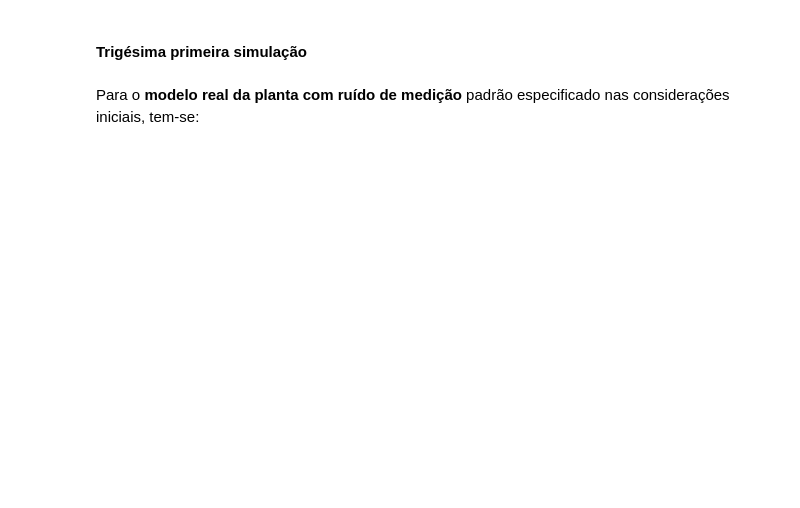
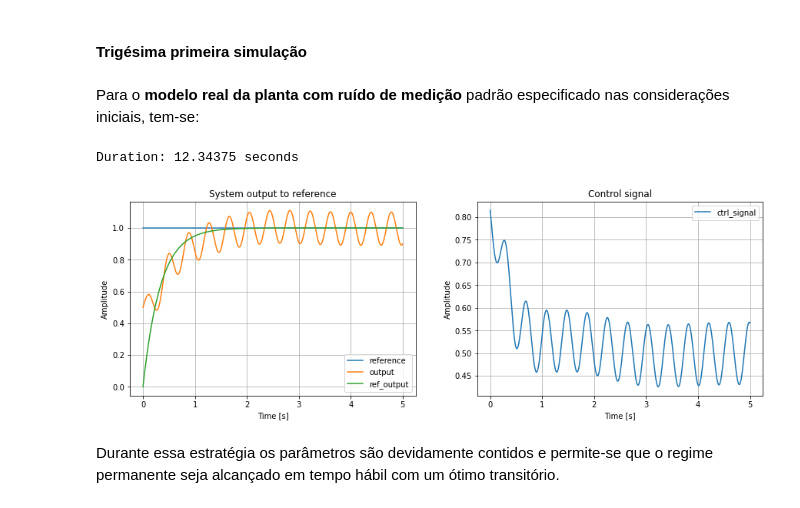
Before and after one commit to Lwao/simulations-in-robust-adaptive-control, a Jupyter notebook: Simulações em Controle Adaptativo Robusto.ipynb, the cells around one changed output. Saved outputs shown, nothing was run; the diff lists cells and outputs as text; code cells hidden in the pictures; blank space fills up the shorter version.

```diff
--- a/Simulações em Controle Adaptativo Robusto.ipynb
+++ b/Simulações em Controle Adaptativo Robusto.ipynb
@@ -1757,20 +1775,25 @@ Para o **modelo real da planta com ruído de medição** padrão especificado na
 # %%
 # Trigésima primeira simulação
 
 start = time.process_time()
 
 tend = 5 # seconds
 const = Source(name='Source', h=h, amplitude=lambda t:1)
 noise = Source(name='NoiseSource', h=h, amplitude=lambda t:0.1*np.sin(16.1*t))
 unkDyn.reset(initial_conditions=[0,0])
 nomPlant.reset(initial_conditions=[0.5])
 refPlant.reset(initial_conditions=[0])
 ctrl.reset(ports_gains = [-0.65, 1.14])
 estimator = EstimatorMRAC(name='Estimator',
                           actual_controller_gains = ctrl.get_parameters(),
                           adaptation_law ='projection',
-                          limiter = 1.5,
+                          limiter = 2,
                           adaptive_gains = [1,1])
 
 sim_real_noisy(h, tend, const, noise, nomPlant, refPlant, unkDyn, ctrl, estimator)
 print('Duration: ' + str(time.process_time()-start) + ' seconds')
+# %% [output]
+Duration: 12.34375 seconds
+[figure, added]
+# %% [markdown]
+Durante essa estratégia os parâmetros são devidamente contidos e permite-se que o regime permanente seja alcançado em tempo hábil com um ótimo transitório.
```
Also changed, not shown: parts of 3 cells of this notebook.
